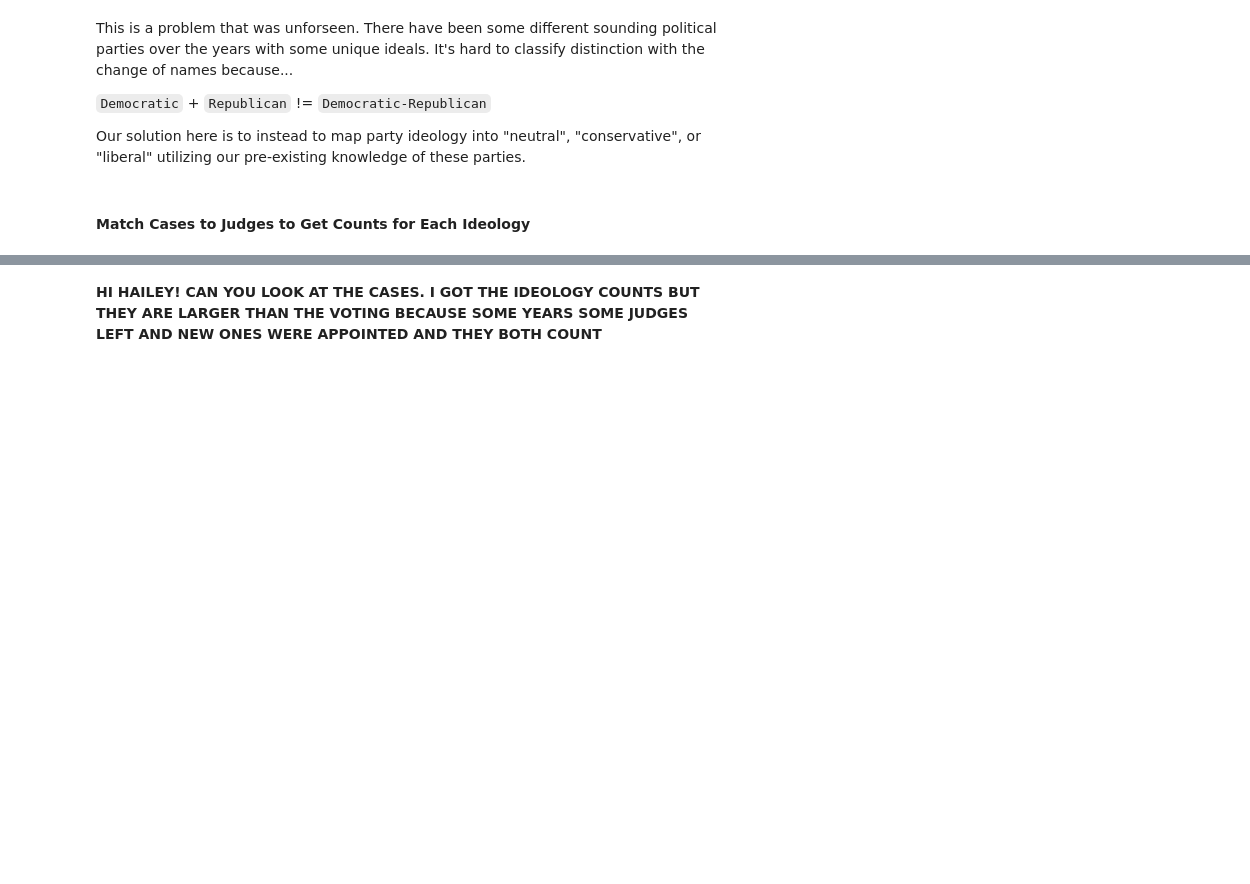
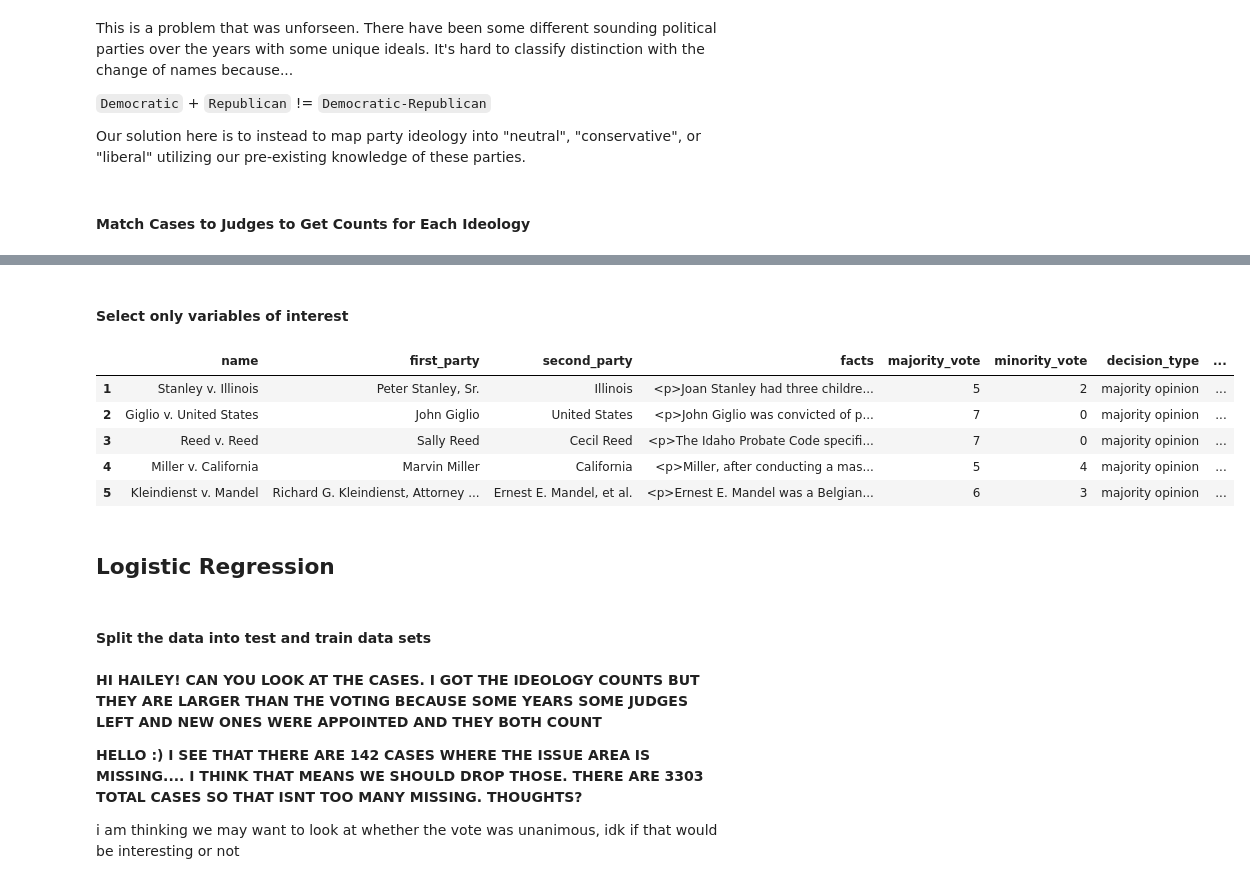
Before and after one commit to brandonowens24/Supreme_Court_Decisions, a Jupyter notebook: Notebook.ipynb, the cells around one changed output, grey strips where cells are left out. Cells and saved outputs as stored; diff of their text form; code cells hidden in the pictures; blank space fills up the shorter version.

```diff
--- a/Notebook.ipynb
+++ b/Notebook.ipynb
@@ -136,0 +149,2 @@ cases
+# %%
+cases_clean['unanimous'] = cases_clean.minority_vote == 0
@@ -137,2 +170,25 @@ cases
+# %% [markdown]
+#### Select only variables of interest
+# %%
+selected_cases = cases_clean[['name', 'first_party', 'second_party', 'facts', 'majority_vote', 'minority_vote', 'decision_type', 'first_party_winner',
+                               'disposition', 'issue_area', 'conservative', 'liberal', 'neutral', 'unanimous']]
+selected_cases.head()
+# %% [output]
+|  | name | first_party | second_party | facts | majority_vote | minority_vote | decision_type | ... |
+| 1 | Stanley v. Illinois | Peter Stanley, Sr. | Illinois | <p>Joan Stanley had three childre... | 5 | 2 | majority opinion | ... |
+| 2 | Giglio v. United States | John Giglio | United States | <p>John Giglio was convicted of p... | 7 | 0 | majority opinion | ... |
+| 3 | Reed v. Reed | Sally Reed | Cecil Reed | <p>The Idaho Probate Code specifi... | 7 | 0 | majority opinion | ... |
+| 4 | Miller v. California | Marvin Miller | California | <p>Miller, after conducting a mas... | 5 | 4 | majority opinion | ... |
+| 5 | Kleindienst v. Mandel | Richard G. Kleindienst, Attorney ... | Ernest E. Mandel, et al. | <p>Ernest E. Mandel was a Belgian... | 6 | 3 | majority opinion | ... |
+# %% [markdown]
+## Logistic Regression
+# %% [markdown]
+#### Split the data into test and train data sets
 # %% [markdown]
+
 **HI HAILEY! CAN YOU LOOK AT THE CASES. I GOT THE IDEOLOGY COUNTS BUT THEY ARE LARGER THAN THE VOTING BECAUSE SOME YEARS SOME JUDGES LEFT AND NEW ONES WERE APPOINTED AND THEY BOTH COUNT**
+
+
+**HELLO :) I SEE THAT THERE ARE 142 CASES WHERE THE ISSUE AREA IS MISSING.... I THINK THAT MEANS WE SHOULD DROP THOSE. THERE ARE 3303 TOTAL CASES SO THAT ISNT TOO MANY MISSING. THOUGHTS?**
+
+i am thinking we may want to look at whether the vote was unanimous, idk if that would be interesting or not
```
Also changed, not shown: parts of 6 cells of this notebook.
